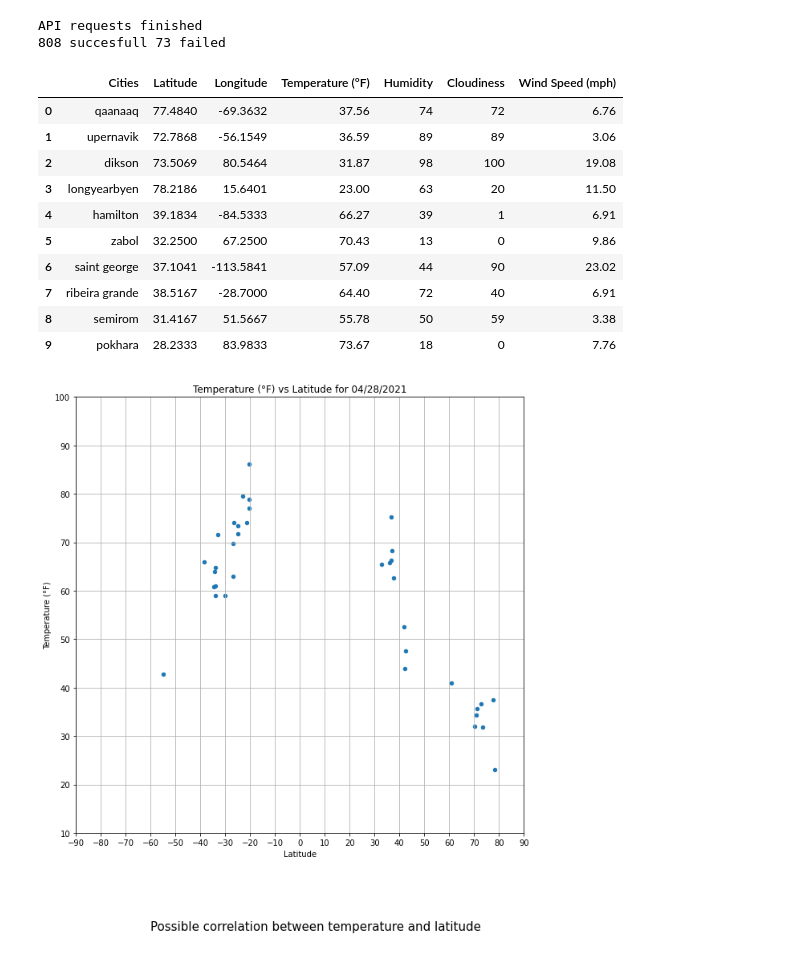
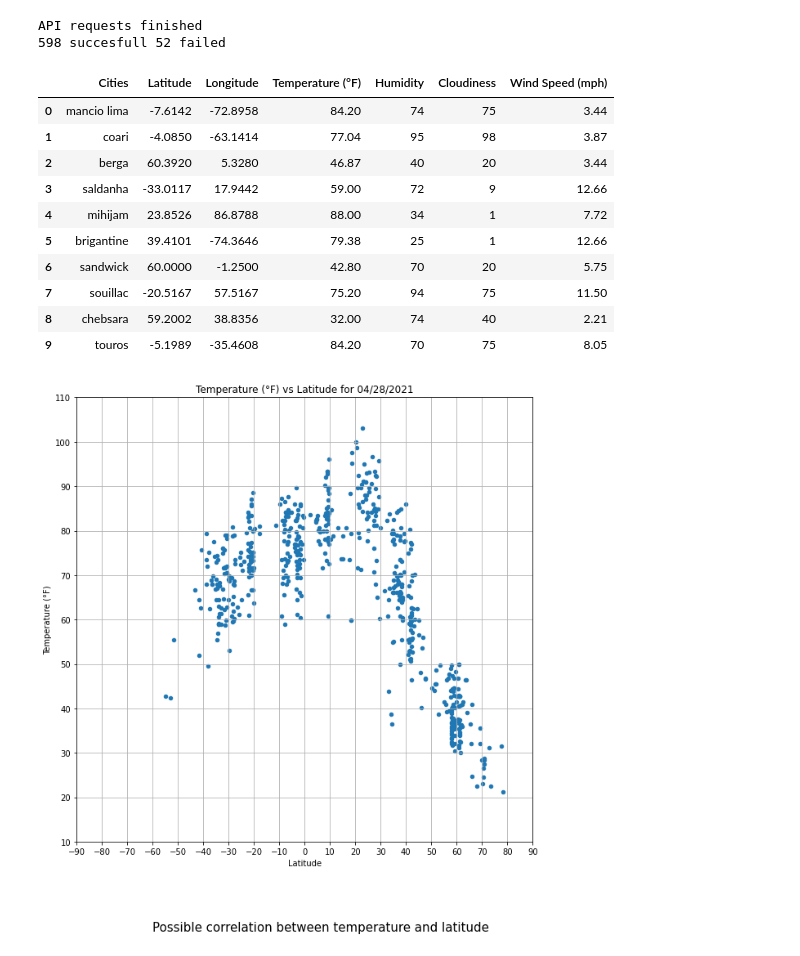
Before and after one commit to JuanjoFernandez/python-api-challenge, a Jupyter notebook: WeatherPy/WeatherPy.ipynb, the cells around one changed output. Drawn from its saved outputs; the diff is of its cells as text; code cells hidden in the pictures.

```diff
--- a/WeatherPy/WeatherPy.ipynb
+++ b/WeatherPy/WeatherPy.ipynb
@@ -33,7 +33,7 @@ while test == False:
             city = citipy.nearest_city(x,y)
             cities_list.append(city.city_name)
 
-    #converting the resulting list to a dataframe, dropping the duplicates and reindexing
+    # Converting the resulting list to a dataframe, dropping the duplicates and reindexing
     cities_list_df = pd.DataFrame({'Cities':cities_list})
     cities_list_df = cities_list_df.drop_duplicates().reset_index(drop = True)
 
@@ -42,9 +42,8 @@ while test == False:
         test = True
 
 # Making sure that cities list isn't too big, some test runs returned an 850 cities list
-if len(cities_list) >= 650
-    cities_list = cities_list.sample(650).reset_index(drop = True)
-
+if len(cities_list_df.index) >= 650:
+    cities_list_df = cities_list_df.sample(650).reset_index(drop = True)
 
 print(f'Sample size is {len(cities_list_df.index)} list built succesfully')
 cities_list_df.head(10)
@@ -121,9 +120,9 @@ print('API requests finished')
 print(f'{succ_request} succesfull {failed_request} failed')
 # %% [output]
 API requests finished
-808 succesfull 73 failed
+598 succesfull 52 failed
 # %%
-# Cleanind and building the results dataframe
+# Cleaning and building the results dataframe
 
 clean_weather_df = cities_list_df.copy(deep=True)
 
@@ -156,50 +155,50 @@ clean_weather_df.to_csv(path)
 clean_weather_df.head(10)
 # %% [output]
 |  | Cities | Latitude | Longitude | Temperature (°F) | Humidity | Cloudiness | Wind Speed (mph) |
-| 0 | qaanaaq | 77.4840 | -69.3632 | 37.56 | 74 | 72 | 6.76 |
-| 1 | upernavik | 72.7868 | -56.1549 | 36.59 | 89 | 89 | 3.06 |
-| 2 | dikson | 73.5069 | 80.5464 | 31.87 | 98 | 100 | 19.08 |
-| 3 | longyearbyen | 78.2186 | 15.6401 | 23.00 | 63 | 20 | 11.50 |
-| 4 | hamilton | 39.1834 | -84.5333 | 66.27 | 39 | 1 | 6.91 |
-| 5 | zabol | 32.2500 | 67.2500 | 70.43 | 13 | 0 | 9.86 |
-| 6 | saint george | 37.1041 | -113.5841 | 57.09 | 44 | 90 | 23.02 |
-| 7 | ribeira grande | 38.5167 | -28.7000 | 64.40 | 72 | 40 | 6.91 |
-| 8 | semirom | 31.4167 | 51.5667 | 55.78 | 50 | 59 | 3.38 |
-| 9 | pokhara | 28.2333 | 83.9833 | 73.67 | 18 | 0 | 7.76 |
+| 0 | mancio lima | -7.6142 | -72.8958 | 84.20 | 74 | 75 | 3.44 |
+| 1 | coari | -4.0850 | -63.1414 | 77.04 | 95 | 98 | 3.87 |
+| 2 | berga | 60.3920 | 5.3280 | 46.87 | 40 | 20 | 3.44 |
+| 3 | saldanha | -33.0117 | 17.9442 | 59.00 | 72 | 9 | 12.66 |
+| 4 | mihijam | 23.8526 | 86.8788 | 88.00 | 34 | 1 | 7.72 |
+| 5 | brigantine | 39.4101 | -74.3646 | 79.38 | 25 | 1 | 12.66 |
+| 6 | sandwick | 60.0000 | -1.2500 | 42.80 | 70 | 20 | 5.75 |
+| 7 | souillac | -20.5167 | 57.5167 | 75.20 | 94 | 75 | 11.50 |
+| 8 | chebsara | 59.2002 | 38.8356 | 32.00 | 74 | 40 | 2.21 |
+| 9 | touros | -5.1989 | -35.4608 | 84.20 | 70 | 75 | 8.05 |
 # %%
 # If you wish to run the code witout making the API calls:
 # 1. Run the first cell
 # 2. Skip until cell 5 (this one)
 # 3. Uncomment the block below assign filename to the csv file, and run all the remaining cells
-filename = 'weather_data_test.csv'
-path = os.path.join('results_csv', filename)
-clean_weather_df = pd.read_csv(path)
+# filename = 'weather_data_test.csv'
+# path = os.path.join('results_csv', filename)
+# clean_weather_df = pd.read_csv(path)
 
 # Plotting Temperature (F) vs. Latitude
 
 # Plot parameters
 
 # X axis is fixed to show all possible latitude values
 xticks = np.arange(-90,100,10)
 
 # Y axis will contain max/min temperature values rounded to the closest 10
 min_temp = (round(clean_weather_df['Temperature (°F)'].min()/10, 0))*10 - 10
 max_temp = (round(clean_weather_df['Temperature (°F)'].max()/10,0))*10 + 10
 yticks = np.arange(min_temp, max_temp+10, 10)
 
 # Plotting
 clean_weather_df.plot(kind="scatter", x="Latitude", y="Temperature (°F)", grid=True, figsize=(10,10),
                   title=f"Temperature (°F) vs Latitude for {datetime.today().strftime('%m/%d/%Y')}", xticks= xticks, yticks= yticks)
 
 # Adding an explanatory line for the graph
 plt.annotate("Possible correlation between temperature and latitude", xy=(-60,-10), annotation_clip=False, fontsize=15)
 
 # Saving to png
 filename = 'temp_lat.png'
 path = os.path.join('plot_images', filename)
 plt.savefig(path)
 # %% [output]
-[figure, old version]
+[figure, new version]
 # %%
 # Plotting Humidity (%) vs. Latitude
 
```
Also changed, not shown: parts of 8 cells of this notebook, 10 other files.
